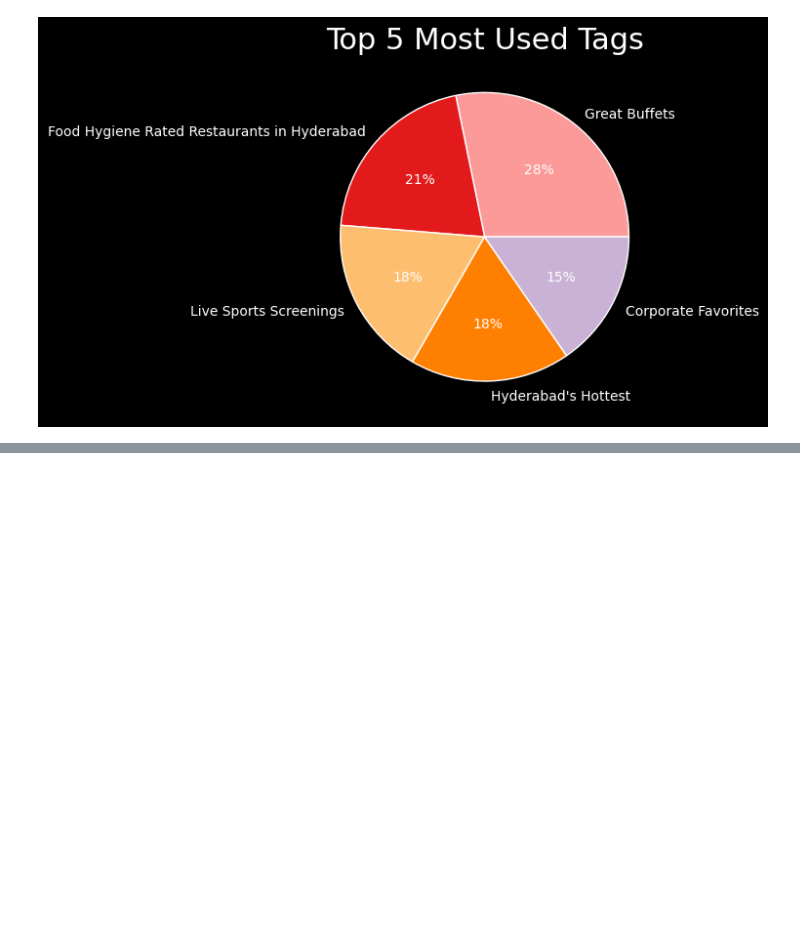
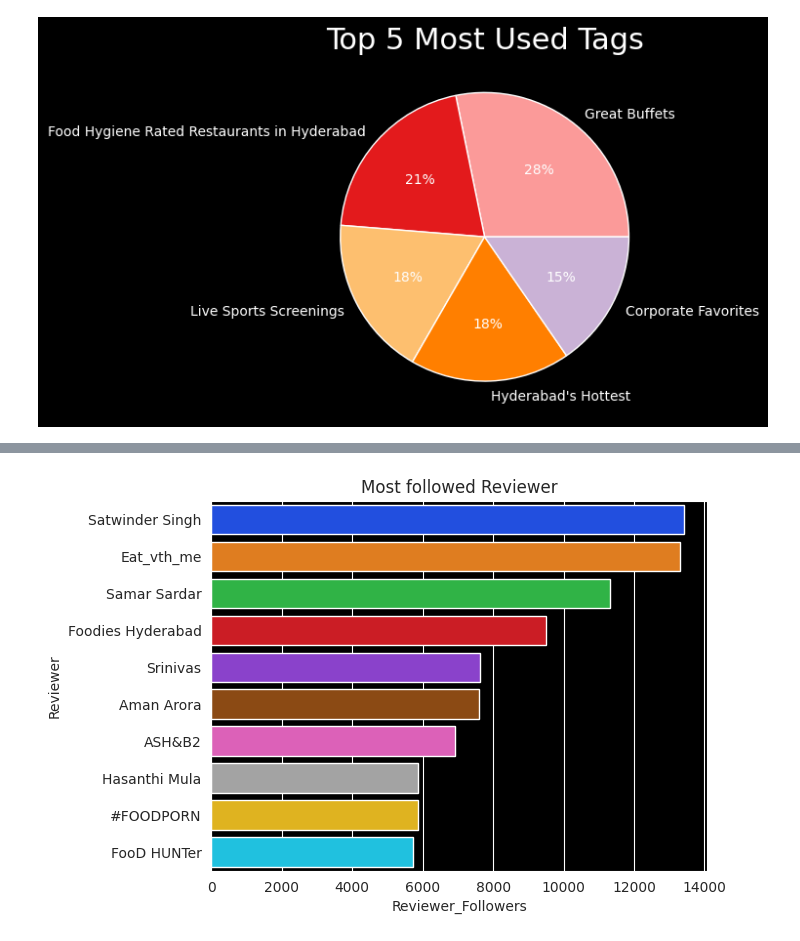
Before and after one commit to pi-mishra/Zomato-Restaurant-Clustering-And-Sentiment-Analysis, a Jupyter notebook: Zomato_Restaurant_Clustering_And_Sentiment_Analysis.ipynb, the cells around one changed output, grey strips where cells are left out. Saved outputs shown, nothing was run; the diff lists cells and outputs as text; code cells hidden in the pictures; blank space fills up the shorter version.

```diff
--- a/Zomato_Restaurant_Clustering_And_Sentiment_Analysis.ipynb
+++ b/Zomato_Restaurant_Clustering_And_Sentiment_Analysis.ipynb
@@ -794,0 +816,15 @@ plt.axis("off");
+# %%
+# Set the background color to black
+sns.set_style('darkgrid')
+
+# visualization code for most review follower
+sns.barplot(data = most_followed_reviewer[:10], x = 'Reviewer_Followers',
+            y = 'Reviewer',palette='bright')
+
+# Set the background color to black
+plt.gca().set_facecolor('black')
+
+plt.title('Most followed Reviewer')
+plt.show()
+# %% [output]
+[figure, added]
```
Also changed, not shown: parts of 6 cells of this notebook.
